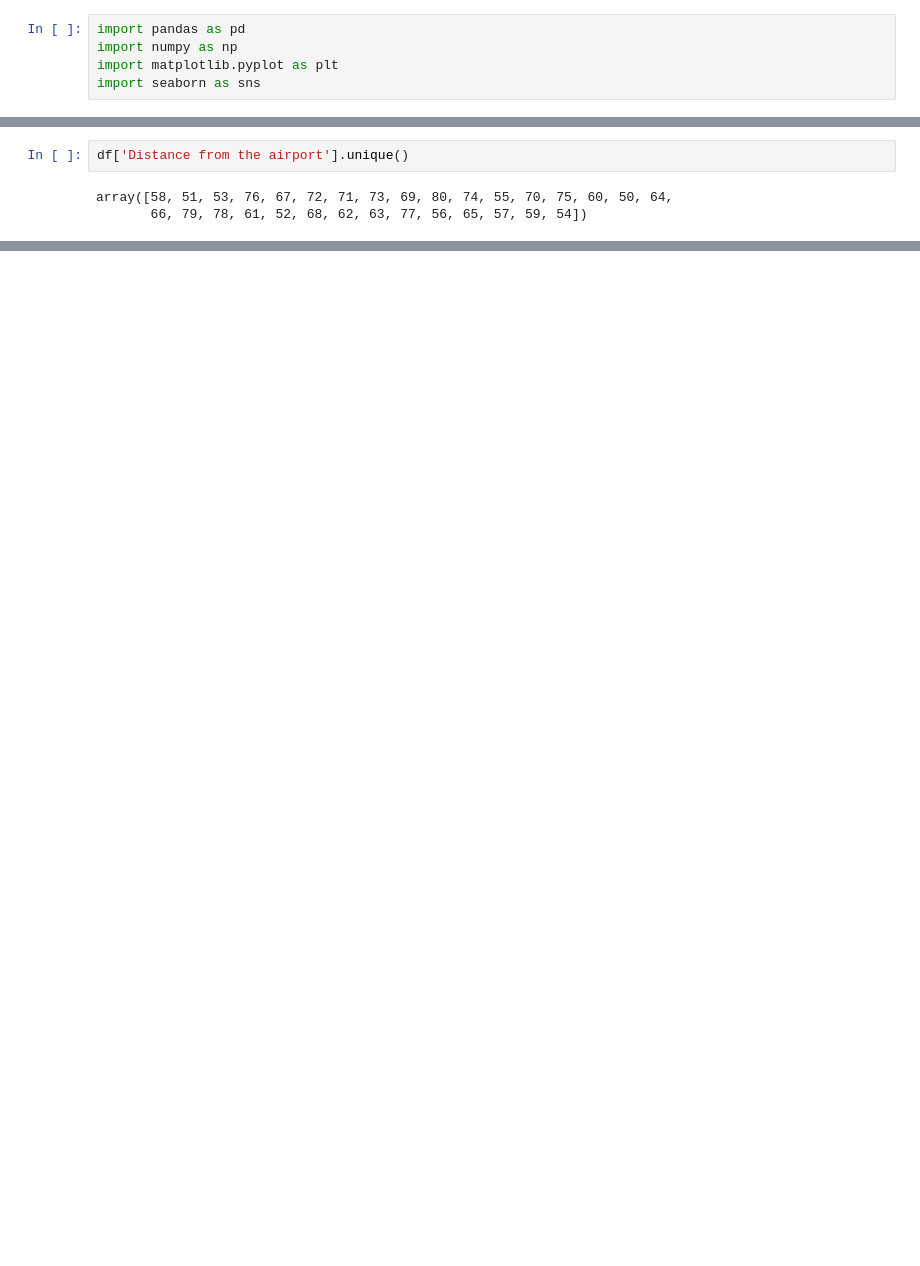
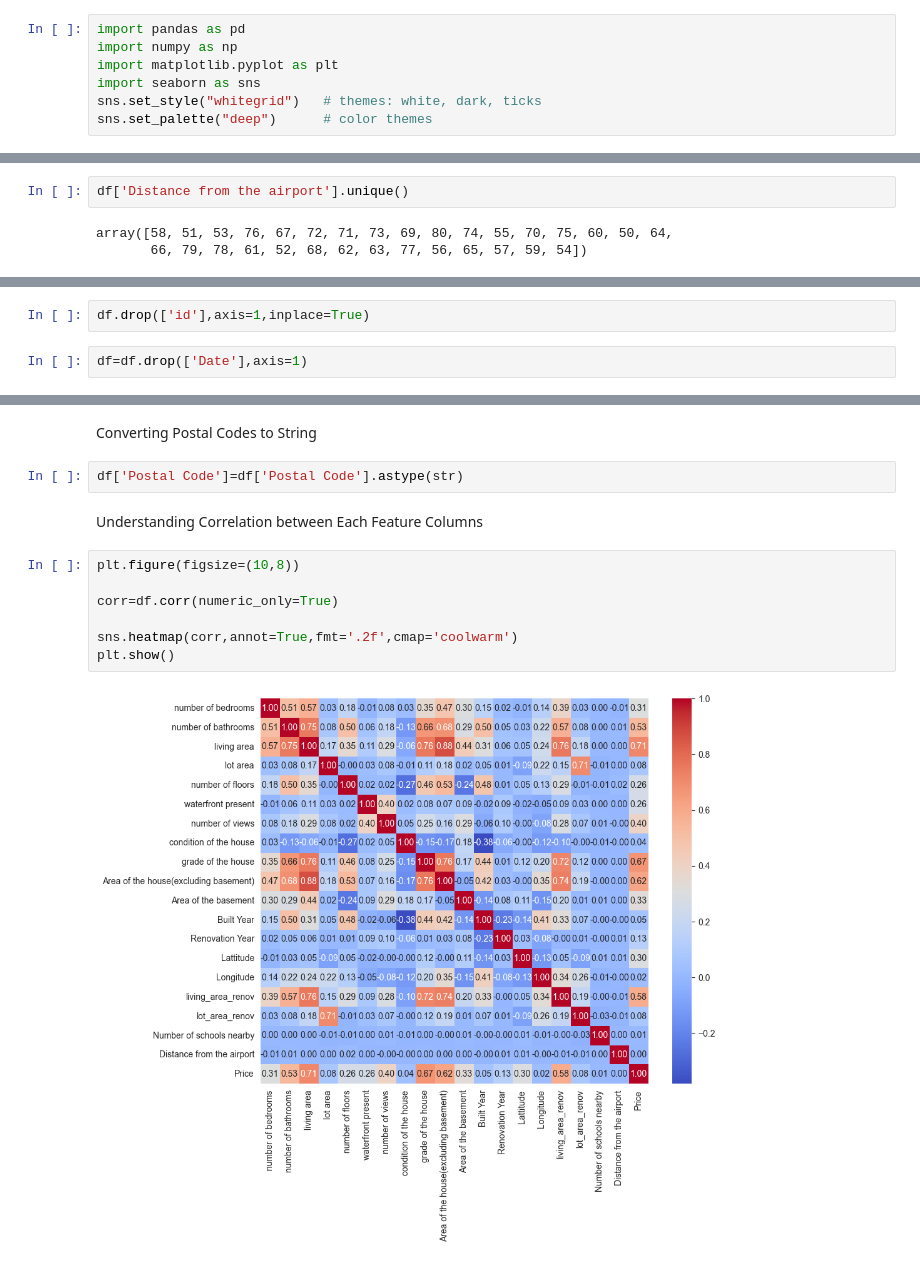
Before and after one commit to abhishek24-06/Indian-House-Price-Prediction, a Jupyter notebook: Data_analysis.ipynb, the cells around one changed output, grey strips where cells are left out. Drawn from its saved outputs; the diff is of its cells as text; blank space fills up the shorter version.

```diff
--- a/Data_analysis.ipynb
+++ b/Data_analysis.ipynb
@@ -3,6 +3,8 @@ import pandas as pd
 import numpy as np
 import matplotlib.pyplot as plt
 import seaborn as sns
+sns.set_style("whitegrid")   # themes: white, dark, ticks
+sns.set_palette("deep")      # color themes
 # %% [markdown]
 Loading the Dataset
 # %%
@@ -66,0 +71,4 @@ array([58, 51, 53, 76, 67, 72, 71, 73, 69, 80, 74, 55, 70, 75, 60, 50, 64,
+# %%
+df.drop(['id'],axis=1,inplace=True)
+# %%
+df=df.drop(['Date'],axis=1)
@@ -66,0 +97,15 @@ array([58, 51, 53, 76, 67, 72, 71, 73, 69, 80, 74, 55, 70, 75, 60, 50, 64,
+# %% [markdown]
+Converting Postal Codes to String
+# %%
+df['Postal Code']=df['Postal Code'].astype(str)
+# %% [markdown]
+Understanding Correlation between Each Feature Columns
+# %%
+plt.figure(figsize=(10,8))
+
+corr=df.corr(numeric_only=True)
+
+sns.heatmap(corr,annot=True,fmt='.2f',cmap='coolwarm')
+plt.show()
+# %% [output]
+[figure, added]
```
Also changed, not shown: parts of 8 cells of this notebook.
